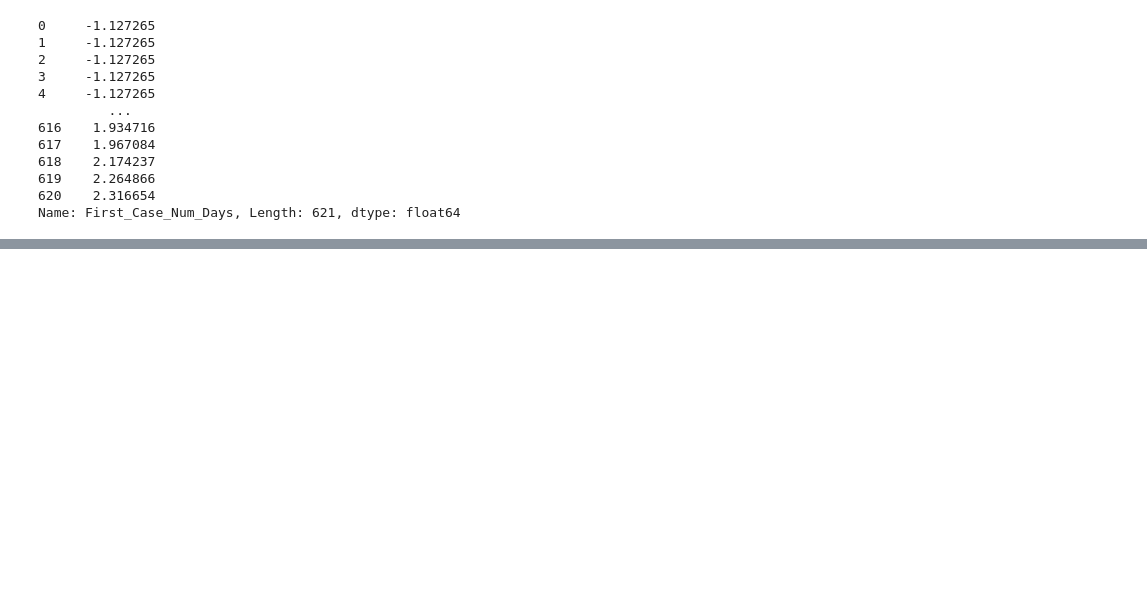
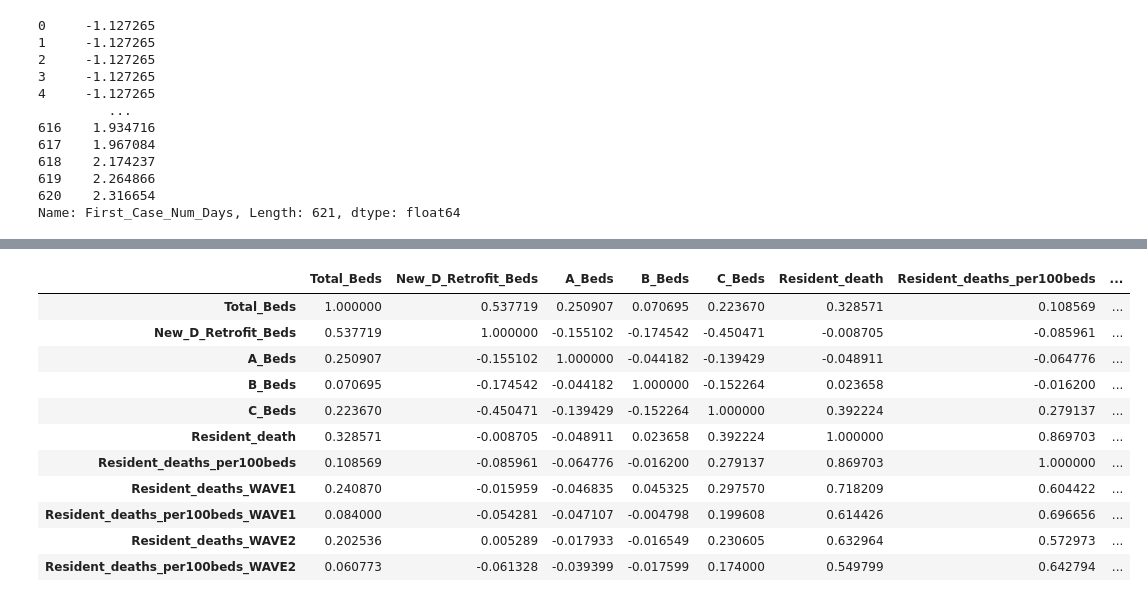
Before and after one commit to Alexander-Gebreamlak/COVID-19-LTCH-Risk-Factor-Analysis, a Jupyter notebook: Covid-19 LTCH Risk Factor Analysis.ipynb, the cells around one changed output, grey strips where cells are left out. Saved outputs shown, nothing was run; the diff lists cells and outputs as text; code cells hidden in the pictures; blank space fills up the shorter version.

```diff
--- a/Covid-19 LTCH Risk Factor Analysis.ipynb
+++ b/Covid-19 LTCH Risk Factor Analysis.ipynb
@@ -253,0 +258,19 @@ print(vif_data)
+# %%
+# Calculate the correlation matrix
+high_vif_features = vif_data[vif_data['VIF'] > 10]['feature'].tolist()
+
+corr_matrix = Q3_df[high_vif_features].corr()
+corr_matrix
+# %% [output]
+|  | Total_Beds | New_D_Retrofit_Beds | A_Beds | B_Beds | C_Beds | Resident_death | Resident_deaths_per100beds | ... |
+| Total_Beds | 1.000000 | 0.537719 | 0.250907 | 0.070695 | 0.223670 | 0.328571 | 0.108569 | ... |
+| New_D_Retrofit_Beds | 0.537719 | 1.000000 | -0.155102 | -0.174542 | -0.450471 | -0.008705 | -0.085961 | ... |
+| A_Beds | 0.250907 | -0.155102 | 1.000000 | -0.044182 | -0.139429 | -0.048911 | -0.064776 | ... |
+| B_Beds | 0.070695 | -0.174542 | -0.044182 | 1.000000 | -0.152264 | 0.023658 | -0.016200 | ... |
+| C_Beds | 0.223670 | -0.450471 | -0.139429 | -0.152264 | 1.000000 | 0.392224 | 0.279137 | ... |
+| Resident_death | 0.328571 | -0.008705 | -0.048911 | 0.023658 | 0.392224 | 1.000000 | 0.869703 | ... |
+| Resident_deaths_per100beds | 0.108569 | -0.085961 | -0.064776 | -0.016200 | 0.279137 | 0.869703 | 1.000000 | ... |
+| Resident_deaths_WAVE1 | 0.240870 | -0.015959 | -0.046835 | 0.045325 | 0.297570 | 0.718209 | 0.604422 | ... |
+| Resident_deaths_per100beds_WAVE1 | 0.084000 | -0.054281 | -0.047107 | -0.004798 | 0.199608 | 0.614426 | 0.696656 | ... |
+| Resident_deaths_WAVE2 | 0.202536 | 0.005289 | -0.017933 | -0.016549 | 0.230605 | 0.632964 | 0.572973 | ... |
+| Resident_deaths_per100beds_WAVE2 | 0.060773 | -0.061328 | -0.039399 | -0.017599 | 0.174000 | 0.549799 | 0.642794 | ... |
```
Also changed, not shown: parts of 12 cells of this notebook.
